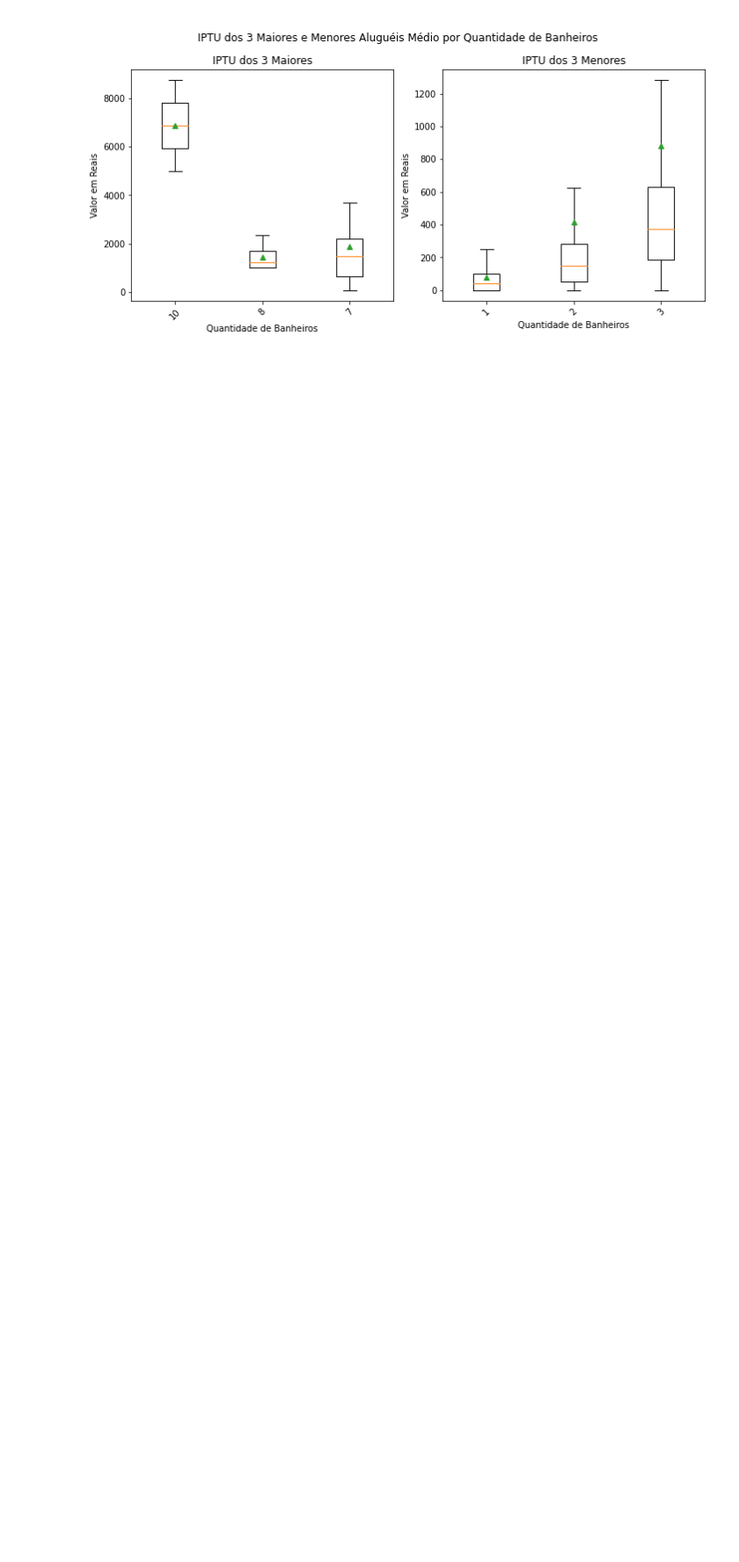
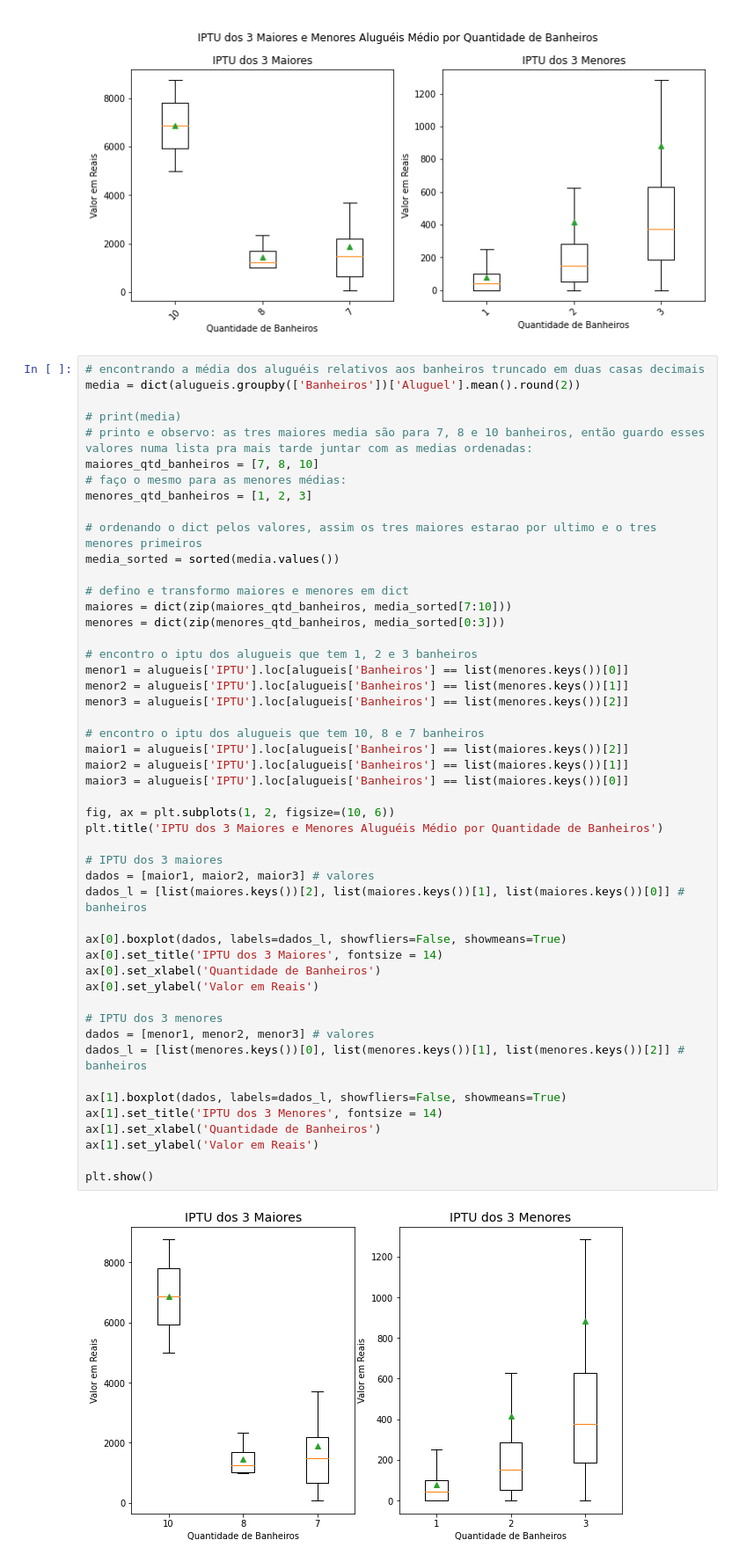
Before and after one commit to andressadarosa/TI2POD, a Jupyter notebook: TI2.ipynb, the cells around one changed output. Shown at 88% size. Drawn from its saved outputs; the diff is of its cells as text; blank space fills up the shorter version.

```diff
--- a/TI2.ipynb
+++ b/TI2.ipynb
@@ -315,3 +397,54 @@ _Dica: nesta questão calcula-se a média do aluguel por quantidade benheiros pa
 **Resultado Esperado:**
 
 ![image-2.png](attachment:image-2.png)
+# %%
+# encontrando a média dos aluguéis relativos aos banheiros truncado em duas casas decimais
+media = dict(alugueis.groupby(['Banheiros'])['Aluguel'].mean().round(2))
+
+# print(media)
+# printo e observo: as tres maiores media são para 7, 8 e 10 banheiros, então guardo esses valores numa lista pra mais tarde juntar com as medias ordenadas:
+maiores_qtd_banheiros = [7, 8, 10]
+# faço o mesmo para as menores médias:
+menores_qtd_banheiros = [1, 2, 3]
+
+# ordenando o dict pelos valores, assim os tres maiores estarao por ultimo e o tres menores primeiros
+media_sorted = sorted(media.values())
+
+# defino e transformo maiores e menores em dict
+maiores = dict(zip(maiores_qtd_banheiros, media_sorted[7:10]))
+menores = dict(zip(menores_qtd_banheiros, media_sorted[0:3]))
+
+# encontro o iptu dos alugueis que tem 1, 2 e 3 banheiros
+menor1 = alugueis['IPTU'].loc[alugueis['Banheiros'] == list(menores.keys())[0]]
+menor2 = alugueis['IPTU'].loc[alugueis['Banheiros'] == list(menores.keys())[1]]
+menor3 = alugueis['IPTU'].loc[alugueis['Banheiros'] == list(menores.keys())[2]]
+
+# encontro o iptu dos alugueis que tem 10, 8 e 7 banheiros
+maior1 = alugueis['IPTU'].loc[alugueis['Banheiros'] == list(maiores.keys())[2]]
+maior2 = alugueis['IPTU'].loc[alugueis['Banheiros'] == list(maiores.keys())[1]]
+maior3 = alugueis['IPTU'].loc[alugueis['Banheiros'] == list(maiores.keys())[0]]
+
+fig, ax = plt.subplots(1, 2, figsize=(10, 6))
+plt.title('IPTU dos 3 Maiores e Menores Aluguéis Médio por Quantidade de Banheiros')
+
+# IPTU dos 3 maiores
+dados = [maior1, maior2, maior3] # valores
+dados_l = [list(maiores.keys())[2], list(maiores.keys())[1], list(maiores.keys())[0]] # banheiros
+
+ax[0].boxplot(dados, labels=dados_l, showfliers=False, showmeans=True)
+ax[0].set_title('IPTU dos 3 Maiores', fontsize = 14)
+ax[0].set_xlabel('Quantidade de Banheiros')
+ax[0].set_ylabel('Valor em Reais')
+
+# IPTU dos 3 menores
+dados = [menor1, menor2, menor3] # valores
+dados_l = [list(menores.keys())[0], list(menores.keys())[1], list(menores.keys())[2]] # banheiros
+
+ax[1].boxplot(dados, labels=dados_l, showfliers=False, showmeans=True)
+ax[1].set_title('IPTU dos 3 Menores', fontsize = 14)
+ax[1].set_xlabel('Quantidade de Banheiros')
+ax[1].set_ylabel('Valor em Reais')
+
+plt.show()
+# %% [output]
+[figure, added]
```
Also changed, not shown: parts of 9 cells of this notebook.
